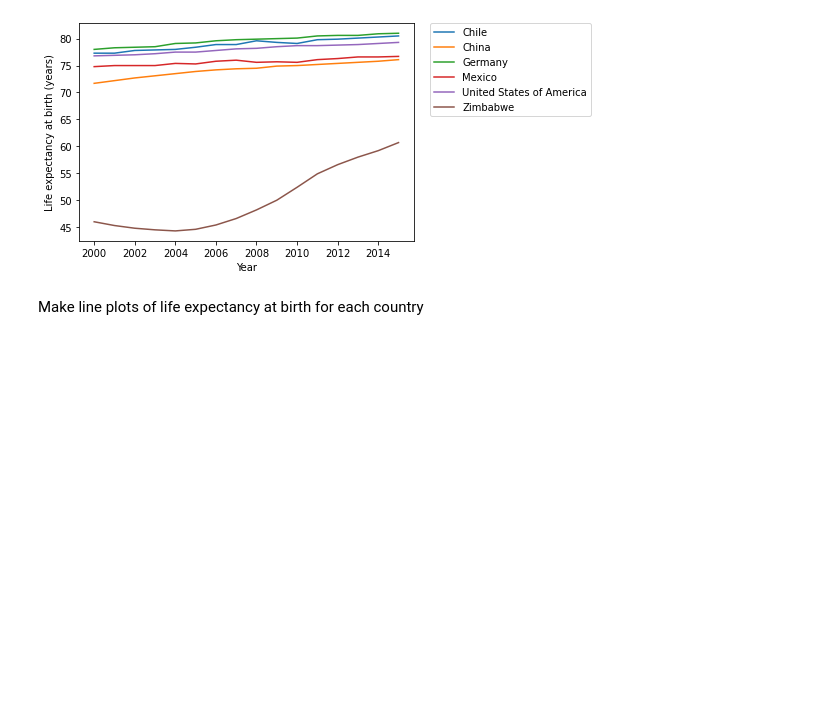
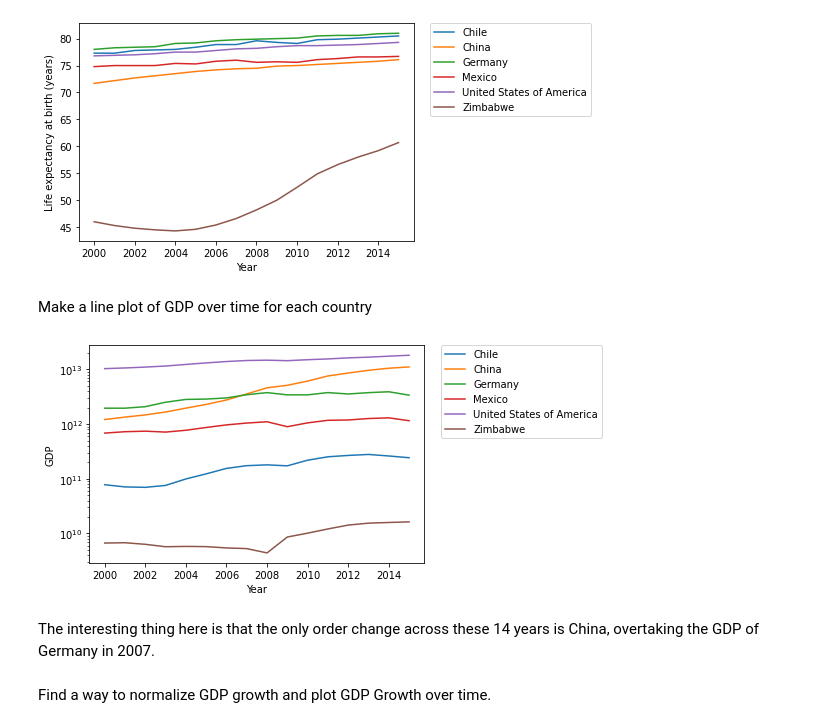
Before and after one commit to alexdlilly/GDP-Life-Expectency---Codecademy, a Jupyter notebook: Life_Expectancy_and_GDP_Codecademy.ipynb, the cells around one changed output. Saved outputs shown, nothing was run; the diff lists cells and outputs as text; code cells hidden in the pictures; blank space fills up the shorter version.

```diff
--- a/Life_Expectancy_and_GDP_Codecademy.ipynb
+++ b/Life_Expectancy_and_GDP_Codecademy.ipynb
@@ -27,4 +29,16 @@ plt.show()
 # %% [output]
 [figure]
 # %% [markdown]
-Make line plots of life expectancy at birth for each country
+Make a line plot of GDP over time for each country
+# %%
+ax = plt.subplot()
+sns.lineplot(data = data, x = 'Year',y = 'GDP', hue = 'Country')
+plt.legend(bbox_to_anchor=(1.05, 1), loc='upper left', borderaxespad=0)
+ax.set(yscale = 'log')
+plt.show()
+# %% [output]
+[figure, added]
+# %% [markdown]
+The interesting thing here is that the only order change across these 14 years is China, overtaking the GDP of Germany in 2007.
+# %% [markdown]
+Find a way to normalize GDP growth and plot GDP Growth over time.
```
Also changed, not shown: parts of 8 cells of this notebook.
